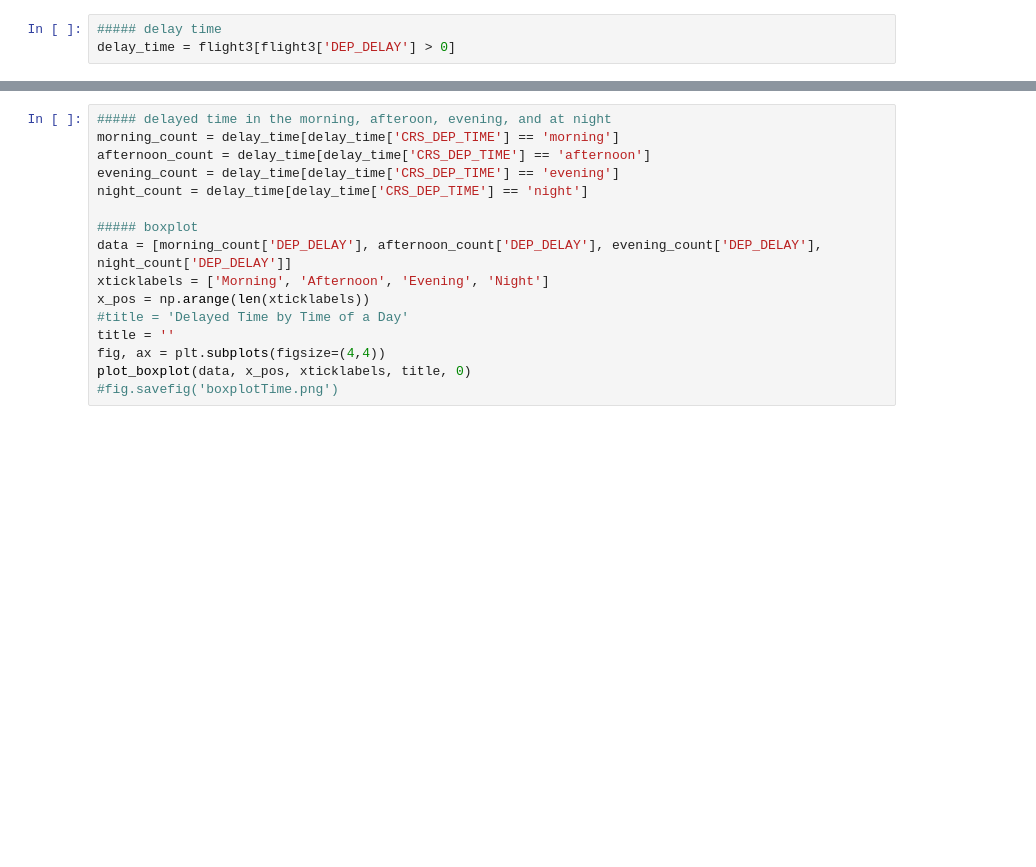
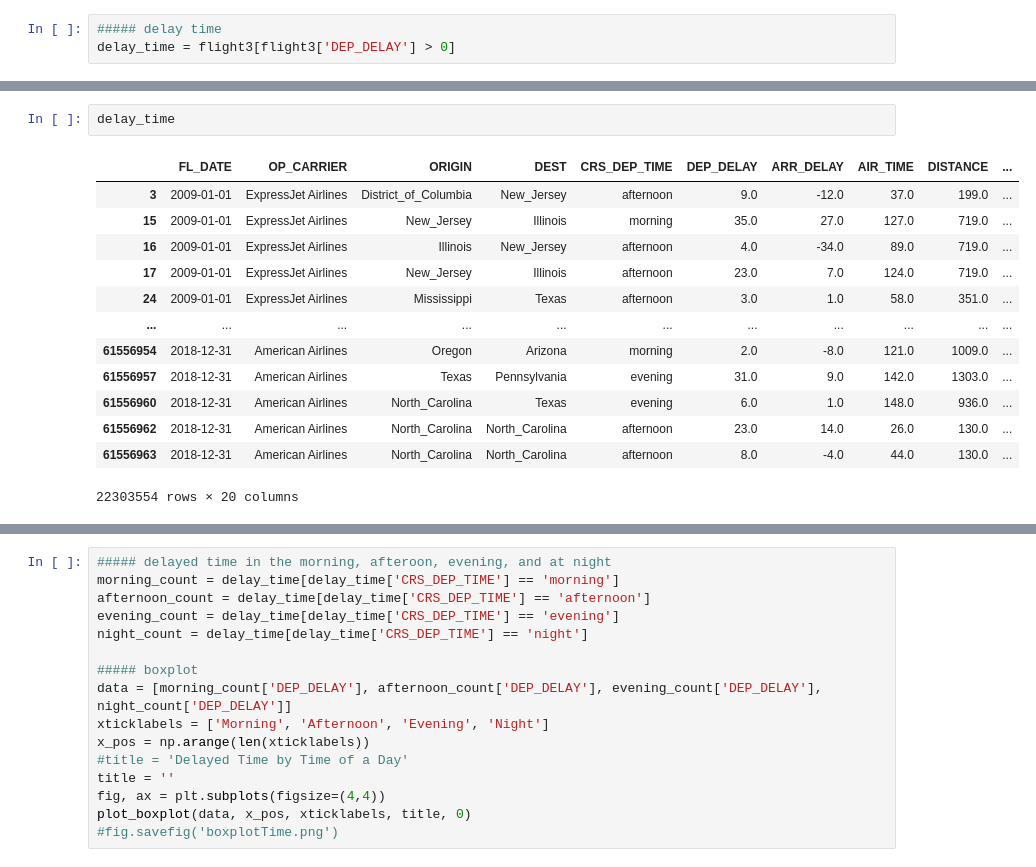
Before and after one commit to wcjohnchen/capstoneProject3, a Jupyter notebook: eda.ipynb, the cells around one changed output, grey strips where cells are left out. Cells and saved outputs as stored; diff of their text form; blank space fills up the shorter version.

```diff
--- a/eda.ipynb
+++ b/eda.ipynb
@@ -409,0 +416,16 @@ delay_time = flight3[flight3['DEP_DELAY'] > 0]
+# %%
+delay_time
+# %% [output]
+|  | FL_DATE | OP_CARRIER | ORIGIN | DEST | CRS_DEP_TIME | DEP_DELAY | ARR_DELAY | AIR_TIME | DISTANCE | ... |
+| 3 | 2009-01-01 | ExpressJet Airlines | District_of_Columbia | New_Jersey | afternoon | 9.0 | -12.0 | 37.0 | 199.0 | ... |
+| 15 | 2009-01-01 | ExpressJet Airlines | New_Jersey | Illinois | morning | 35.0 | 27.0 | 127.0 | 719.0 | ... |
+| 16 | 2009-01-01 | ExpressJet Airlines | Illinois | New_Jersey | afternoon | 4.0 | -34.0 | 89.0 | 719.0 | ... |
+| 17 | 2009-01-01 | ExpressJet Airlines | New_Jersey | Illinois | afternoon | 23.0 | 7.0 | 124.0 | 719.0 | ... |
+| 24 | 2009-01-01 | ExpressJet Airlines | Mississippi | Texas | afternoon | 3.0 | 1.0 | 58.0 | 351.0 | ... |
+| ... | ... | ... | ... | ... | ... | ... | ... | ... | ... | ... |
+| 61556954 | 2018-12-31 | American Airlines | Oregon | Arizona | morning | 2.0 | -8.0 | 121.0 | 1009.0 | ... |
+| 61556957 | 2018-12-31 | American Airlines | Texas | Pennsylvania | evening | 31.0 | 9.0 | 142.0 | 1303.0 | ... |
+| 61556960 | 2018-12-31 | American Airlines | North_Carolina | Texas | evening | 6.0 | 1.0 | 148.0 | 936.0 | ... |
+| 61556962 | 2018-12-31 | American Airlines | North_Carolina | North_Carolina | afternoon | 23.0 | 14.0 | 26.0 | 130.0 | ... |
+| 61556963 | 2018-12-31 | American Airlines | North_Carolina | North_Carolina | afternoon | 8.0 | -4.0 | 44.0 | 130.0 | ... |
+22303554 rows × 20 columns
```
Also changed, not shown: parts of 6 cells of this notebook, 1 other file.
